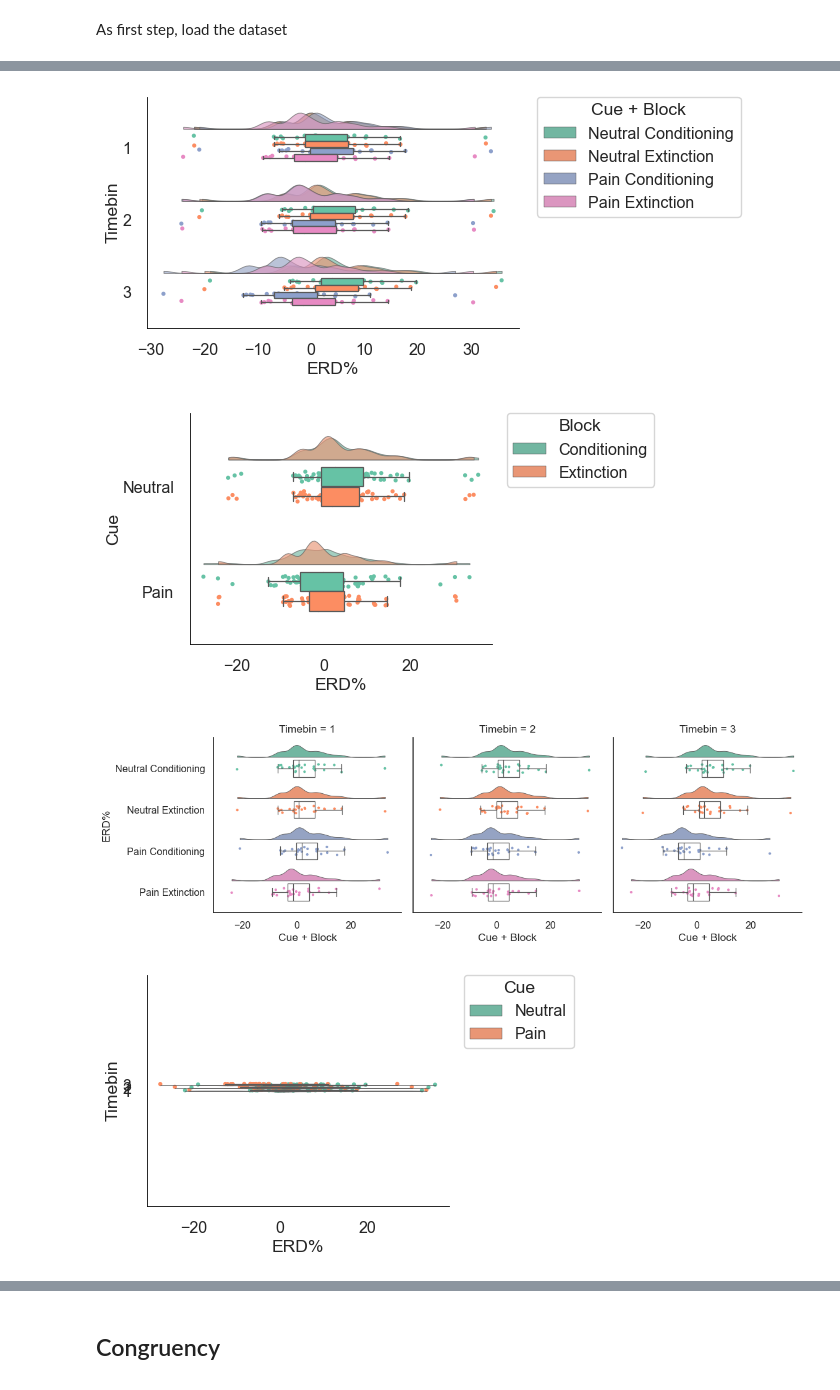
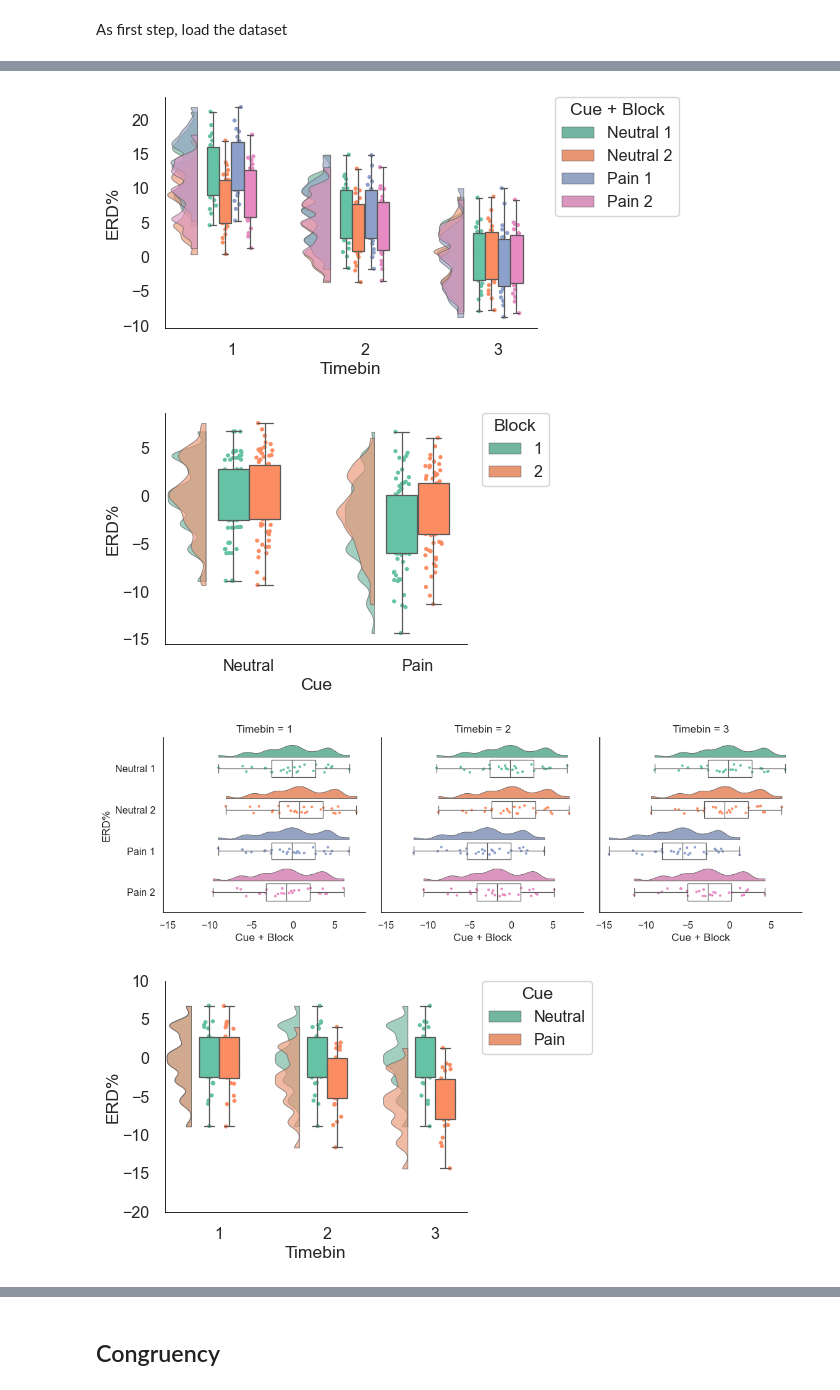
Before and after one commit to dhewitt16/PainAnticipationVRStudy, a Jupyter notebook: Figures/EEGFigs.ipynb, the cells around one changed output, grey strips where cells are left out. Cells and saved outputs as stored; diff of their text form; code cells hidden in the pictures.

```diff
--- a/Figures/EEGFigs.ipynb
+++ b/Figures/EEGFigs.ipynb
@@ -17,12 +16,13 @@ def export_fig(axis,text, fname):
 path = "/Users/dhewitt/Data/pps/Exports/"
 fileType = ".csv"
 #fileName = ("PPSERDDataLong_Grouped_noav_" + version + "_plotting" + fileType) ## raw data
-fileName = ("adjustedRQ1data_180324" + fileType) ## predicted data from lmes
-
+fileName = ("adjustedRQ1data_171024" + fileType) ## predicted data from lmes
+version = "18-10-24"
 figOutName = ("ERD_Grouped_noav_" + version)
 
 figs_dir = (path + 'figs/')
 print(fileName)
+savefigs = True
 
 if savefigs:
     # Make the figures folder if it doesn't yet exist
@@ -308,7 +312,7 @@ spineW = 1/timesSmaller
 boxWidth = 1/timesSmaller
 violinWidth = 1.2/timesSmaller
 sigma = .15
-ort="h"
+ort="v"
 
 #f, ax = plt.subplots(figsize=(7, 7))
 #f, ax = plt.subplots(figsize=(figSize*1.3, figSize)) # for a flatter, wider chart
@@ -334,7 +338,7 @@ ax.yaxis.labelpad = 1
 if savefigs:
     plt.savefig(figs_dir + figOutName +"_fig4condphase_" + str(freqBand) + "_elrepav.Hz_Cluster" + str(electrodeCluster) + ".svg", format='svg', dpi=1200, bbox_inches='tight')
 # %% [output]
-[figure, old version]
+[figure, new version]
 # %%
 #Cue x block Interactions
 
@@ -362,7 +366,7 @@ ax.yaxis.labelpad = 1
 if savefigs:
     plt.savefig(figs_dir + figOutName +"_fig4CueBlock_" + str(freqBand) + "Hz_Cluster" + str(electrodeCluster) + "_elrepav.svg", format='svg', dpi=1200, bbox_inches='tight')
 # %% [output]
-[figure, old version]
+[figure, new version]
 # %%
 # Rainclouds with FacetGrid
 
@@ -391,39 +395,39 @@ ax.yaxis.labelpad = 1
 if savefigs:
     plt.savefig(figs_dir + figOutName +"_fig5CueBlock_" + str(freqBand) + "Hz_Cluster" + str(electrodeCluster) + "_elrepav.svg", format='svg', dpi=1200, bbox_inches='tight')
 # %% [output]
-[figure, old version]
+[figure, new version]
 # %%
 #Block x Phase x Cue Separate Interactions --- cond block
 
-conddf = df.loc[(df['Block'] == 'Conditioning')]
+conddf = df.loc[(df['Block'] == 1)]
 
 #f, ax = plt.subplots(figsize=(7, 7))
 f, ax = plt.subplots(figsize=(figSize*1.3, figSize)) # for a flatter, wider chart
 #f, ax = plt.subplots(figsize=(figSize, figSize)) # for a squarer chart
 
 ax=pt.RainCloud(x = zAxis, y = yAxis, hue = xAxis, data = conddf, palette = pal, bw = sigma,
                  width_viol = violinWidth, ax = ax, point_size = dotsize, linewidth = eW,
                 orient = ort , box_showfliers = False,
                 alpha = .65,  dodge = True, width_box = boxWidth,
                box_linewidth = lW, box_whiskerprops = dict(linewidth=lW))
 
-ax.set_ylim(-40, 40)
+ax.set_ylim(-20, 10)
 
 ax.spines["top"].set_visible(False)
 ax.spines["right"].set_visible(False)
 ax.spines['bottom'].set_color('Black')
 ax.spines['bottom'].set_linewidth(eW)
 ax.spines['left'].set_color('Black')
 ax.spines['left'].set_linewidth(eW)
 ax.tick_params(axis='both', which='both', pad=5) #change pad to make the axes labels further/closer to axis
 ax.xaxis.labelpad = 3 # space between axis label and data name
 ax.yaxis.labelpad = 1
 
 #plt.title("Figure P15\n Adjusting Raincloud Alpha Level")
 if savefigs:
     plt.savefig(figs_dir + figOutName +"_fig7conddata-condcuephase_" + str(freqBand) + "Hz_Cluster" + str(electrodeCluster) + ".svg", format='svg', dpi=1200, bbox_inches='tight')
 # %% [output]
-[figure, old version]
+[figure, new version]
 # %%
 #Block x Phase x Cue Separate Interactions --- extn block
 
```
Also changed, not shown: parts of 12 cells of this notebook, 4 other files.
